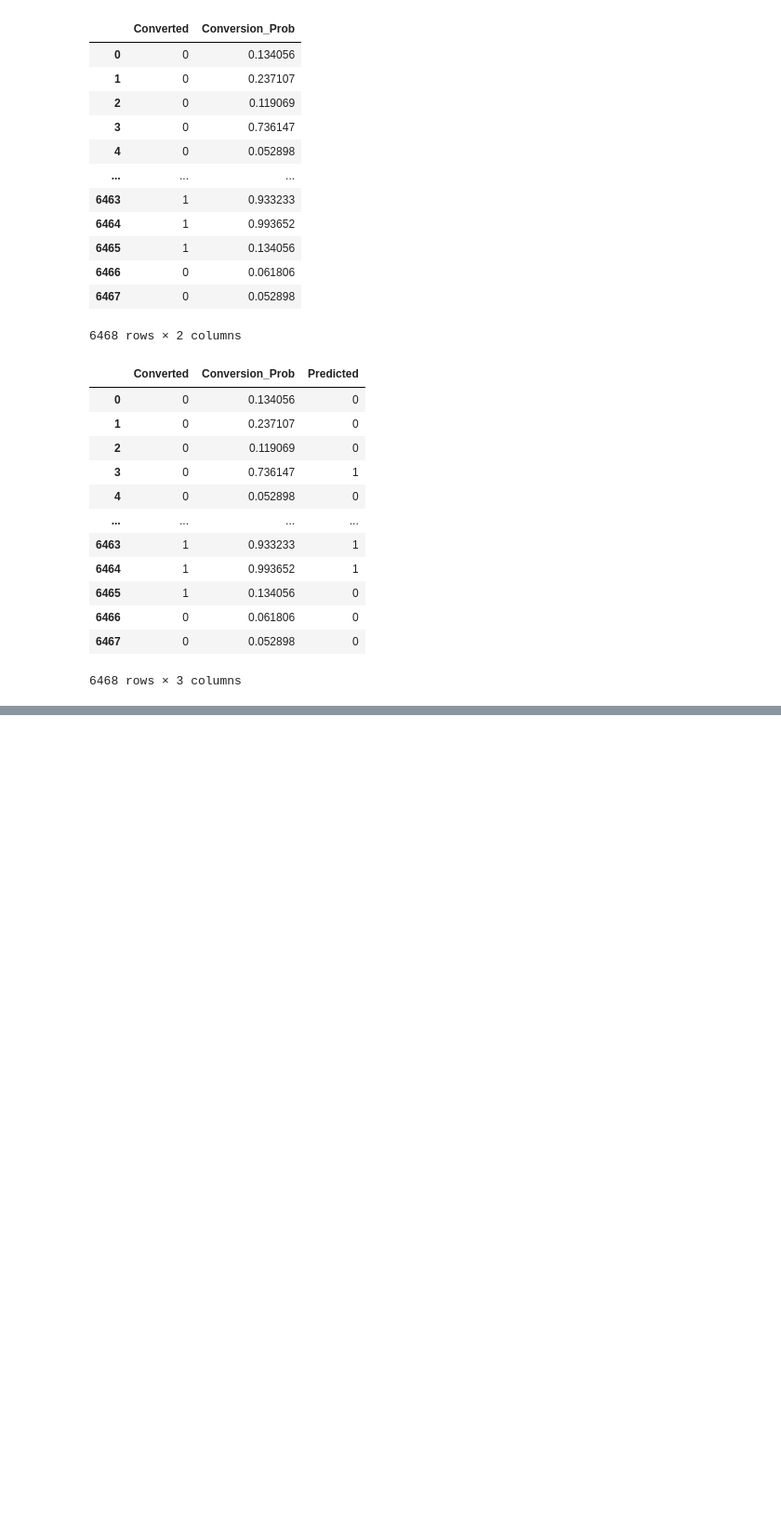
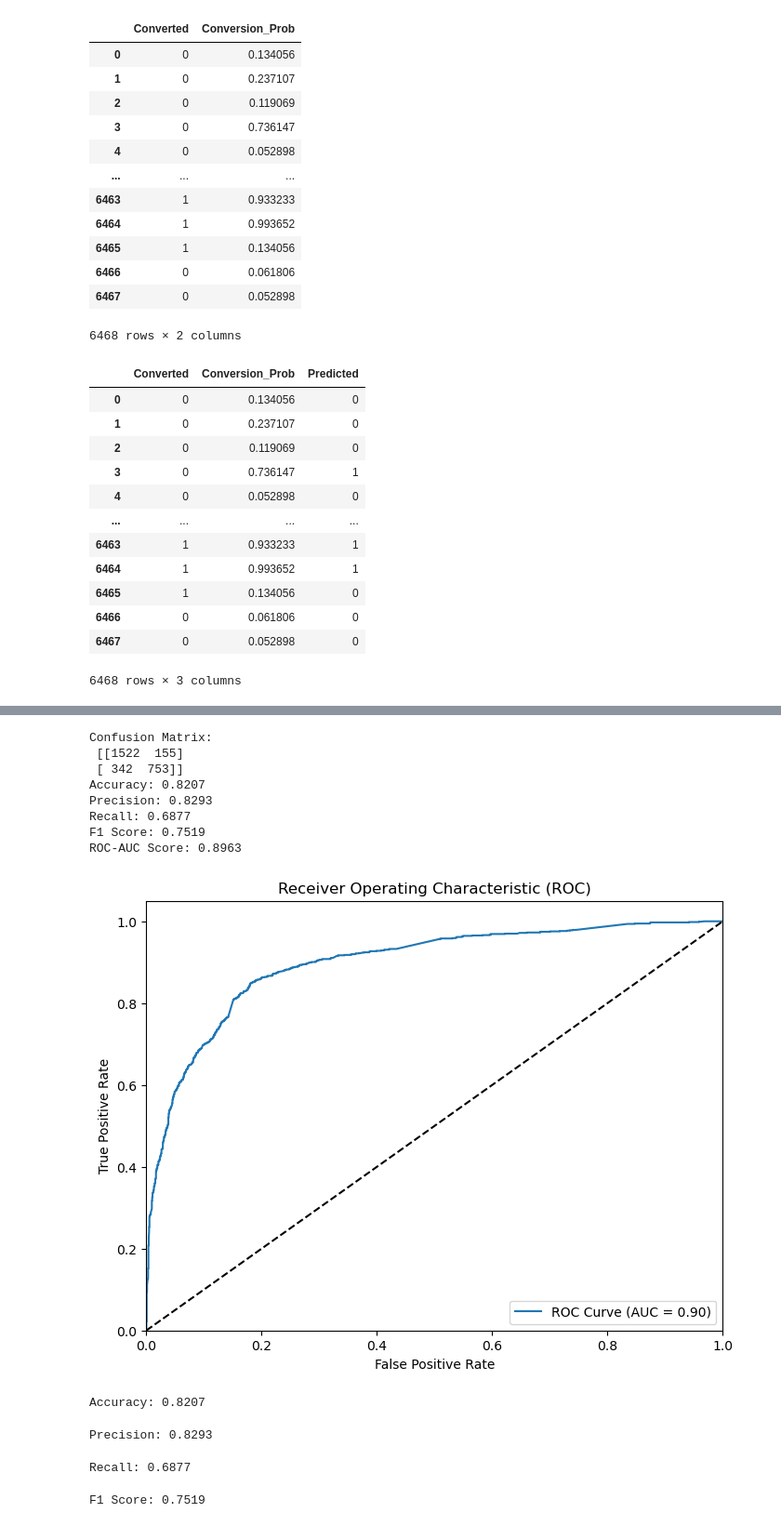
Before and after one commit to TPathak19/Lead-Scoring-Group-Assignment-Case-Study, a Jupyter notebook: Lead_Scoring_Group_Assignment_Study.ipynb, the cells around one changed output, grey strips where cells are left out. Shown at 93% size. Saved outputs shown, nothing was run; the diff lists cells and outputs as text; code cells hidden in the pictures; blank space fills up the shorter version.

```diff
--- a/Lead_Scoring_Group_Assignment_Study.ipynb
+++ b/Lead_Scoring_Group_Assignment_Study.ipynb
@@ -1077,0 +1195,16 @@ ROC-AUC Score: 0.8946
+# %%
+X_test_FaC = sm.add_constant(X_test)
+
+Prediction_y_test = summary_2.predict(X_test_FaC)
+# %%
+# For Consistency we will reshape also for avoiding error
+Prediction_y_test = Prediction_y_test.values.reshape(-1) # Reshaping to 1d array
+# %%
+# Combine actual and predicted values into a DataFrame in a concise way
+Prediction_Final_Test = pd.DataFrame({
+    'Converted': y_test.ravel(),
+    'Conversion_Prob': Prediction_y_test  # Already a 1D array after reshaping
+})
+# %%
+Prediction_Final_Test['Predicted'] = (Prediction_Final_Test['Conversion_Prob'] > 0.5).astype(int)
+Prediction_Final_Test
@@ -1077,0 +1225,38 @@ ROC-AUC Score: 0.8946
+# %%
+# Confusion Matrix
+conf_matrix = confusion_matrix(Prediction_Final_Test['Converted'], Prediction_Final_Test['Predicted'])
+print("Confusion Matrix:\n", conf_matrix)
+# %% [output]
+Confusion Matrix:
+ [[1522  155]
+ [ 342  753]]
+Accuracy: 0.8207
+Precision: 0.8293
+Recall: 0.6877
+F1 Score: 0.7519
+ROC-AUC Score: 0.8963
+[figure, added]
+# %%
+# Accuracy
+accuracy = accuracy_score(Prediction_Final_Test['Converted'], Prediction_Final_Test['Predicted'])
+print(f'Accuracy: {accuracy:.4f}')
+# %% [output]
+Accuracy: 0.8207
+# %%
+# Precision
+precision = precision_score(Prediction_Final_Test['Converted'], Prediction_Final_Test['Predicted'])
+print(f'Precision: {precision:.4f}')
+# %% [output]
+Precision: 0.8293
+# %%
+# Recall
+recall = recall_score(Prediction_Final_Test['Converted'], Prediction_Final_Test['Predicted'])
+print(f'Recall: {recall:.4f}')
+# %% [output]
+Recall: 0.6877
+# %%
+# F1-Score
+f1 = f1_score(Prediction_Final_Test['Converted'], Prediction_Final_Test['Predicted'])
+print(f'F1 Score: {f1:.4f}')
+# %% [output]
+F1 Score: 0.7519
```
Also changed, not shown: parts of 27 cells of this notebook, 1 other file.
